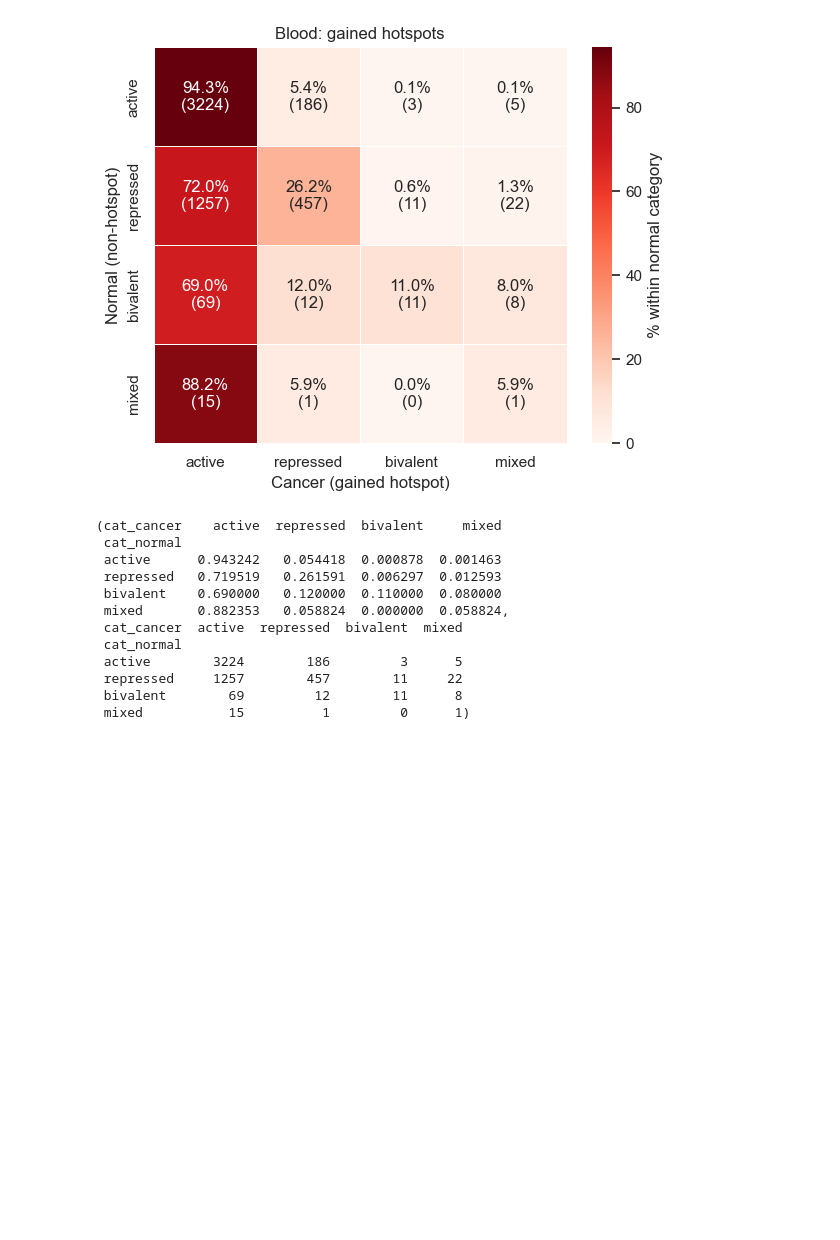
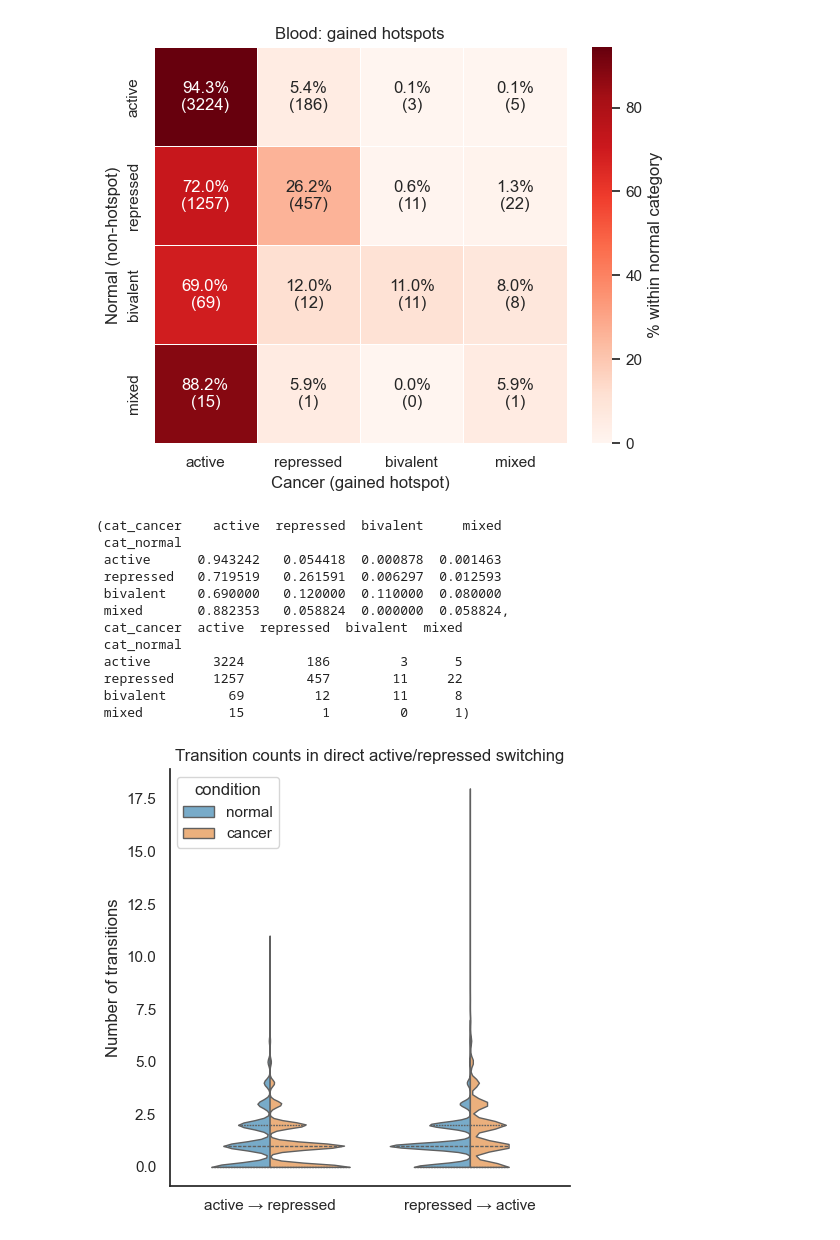
Before and after one commit to caocao0525/HERV, a Jupyter notebook: herv_util_clean.ipynb, the cells around one changed output. Cells and saved outputs as stored; diff of their text form; code cells hidden in the pictures; blank space fills up the shorter version.

```diff
--- a/herv_util_clean.ipynb
+++ b/herv_util_clean.ipynb
@@ -1485,0 +1422,4 @@ plot_gained_hotspot_transition_heatmap_frac_with_count(
+# %%
+subset_ar, subset_ra, long_switch_df = compare_both_direct_switches(df_merged_liver)
+# %% [output]
+[figure, added]
```
Also changed, not shown: parts of 21 cells of this notebook.
